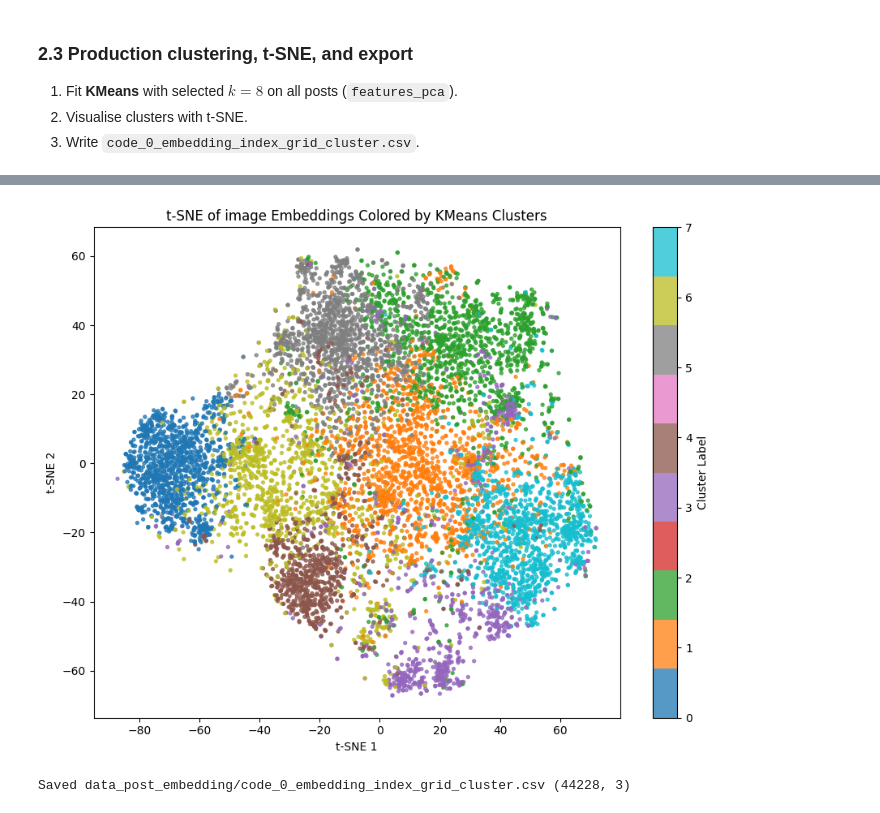
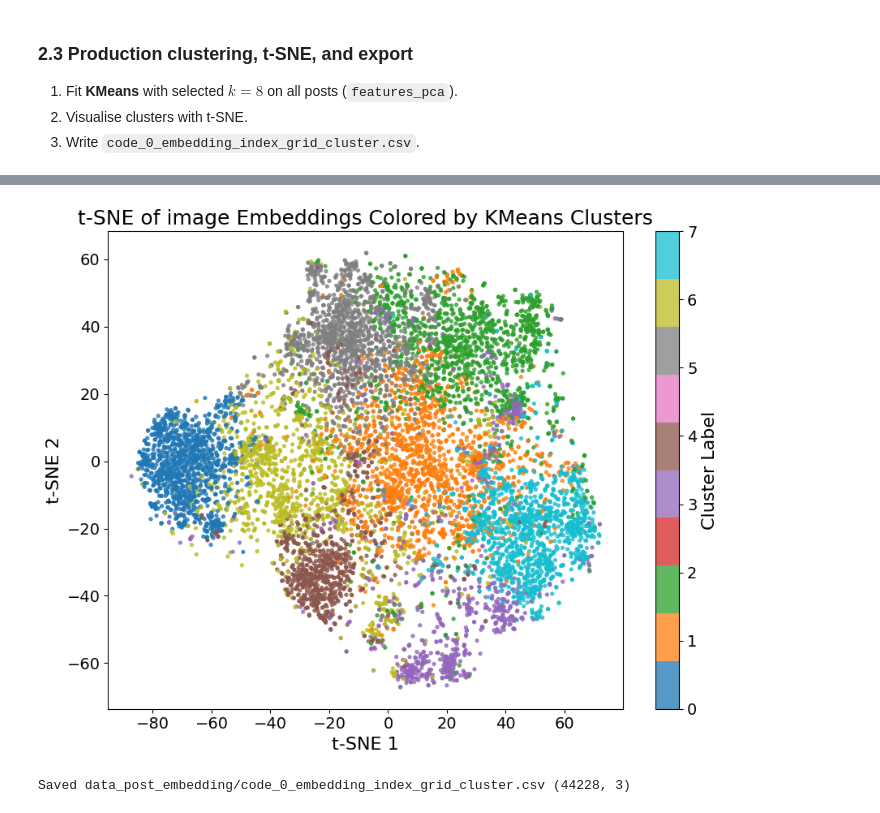
Before and after one commit to Sijie-Yang/Urban-Comfort-Potential, a Jupyter notebook: code_0_social_media_post_embedding.ipynb, the cells around one changed output, grey strips where cells are left out. Drawn from its saved outputs; the diff is of its cells as text; code cells hidden in the pictures.

```diff
--- a/code_0_social_media_post_embedding.ipynb
+++ b/code_0_social_media_post_embedding.ipynb
@@ -609,29 +622,35 @@ print(f'KMeans fitted: k={n_clusters}, n={len(kmeans.labels_)}')
 # %%
 from sklearn.manifold import TSNE
 import matplotlib.pyplot as plt
 
 # t-SNE visualization of cluster result
 n_samples = min(len(features), 10000)  # speed-up for large datasets
 rng = np.random.RandomState(42)
 idx = rng.choice(len(features), size=n_samples, replace=False) if len(features) > n_samples else np.arange(len(features))
 
 features_vis = features[idx]
 labels_vis = np.array(kmeans.labels_)[idx]
 
 tsne = TSNE(n_components=2, perplexity=30, learning_rate='auto', init='pca', random_state=42)
 features_2d = tsne.fit_transform(features_vis)
 
 plt.figure(figsize=(9, 7))
 scatter = plt.scatter(features_2d[:, 0], features_2d[:, 1], c=labels_vis, s=8, cmap='tab10', alpha=0.75)
-plt.title('t-SNE of image Embeddings Colored by KMeans Clusters')
-plt.xlabel('t-SNE 1')
-plt.ylabel('t-SNE 2')
-plt.colorbar(scatter, label='Cluster Label')
+plt.title('t-SNE of image Embeddings Colored by KMeans Clusters', fontsize=18)
+plt.xlabel('t-SNE 1', fontsize=16)
+plt.ylabel('t-SNE 2', fontsize=16)
+
+cbar = plt.colorbar(scatter, label='Cluster Label')
+cbar.ax.tick_params(labelsize=14)  # Increase colorbar tick font size
+cbar.set_label('Cluster Label', fontsize=16)  # Increase colorbar label font size
+
+plt.xticks(fontsize=14)
+plt.yticks(fontsize=14)
 plt.tight_layout()
 plt.gcf().savefig('figure/code_0_tsne_clusters.png', dpi=300, bbox_inches='tight')
 plt.show()
 # %% [output]
-[figure, old version]
+[figure, new version]
 # %%
 # Persist: embedding row index -> grid_id + cluster (after k-means)
 import numpy as np
```
Also changed, not shown: parts of 6 cells of this notebook, 32 other files.
